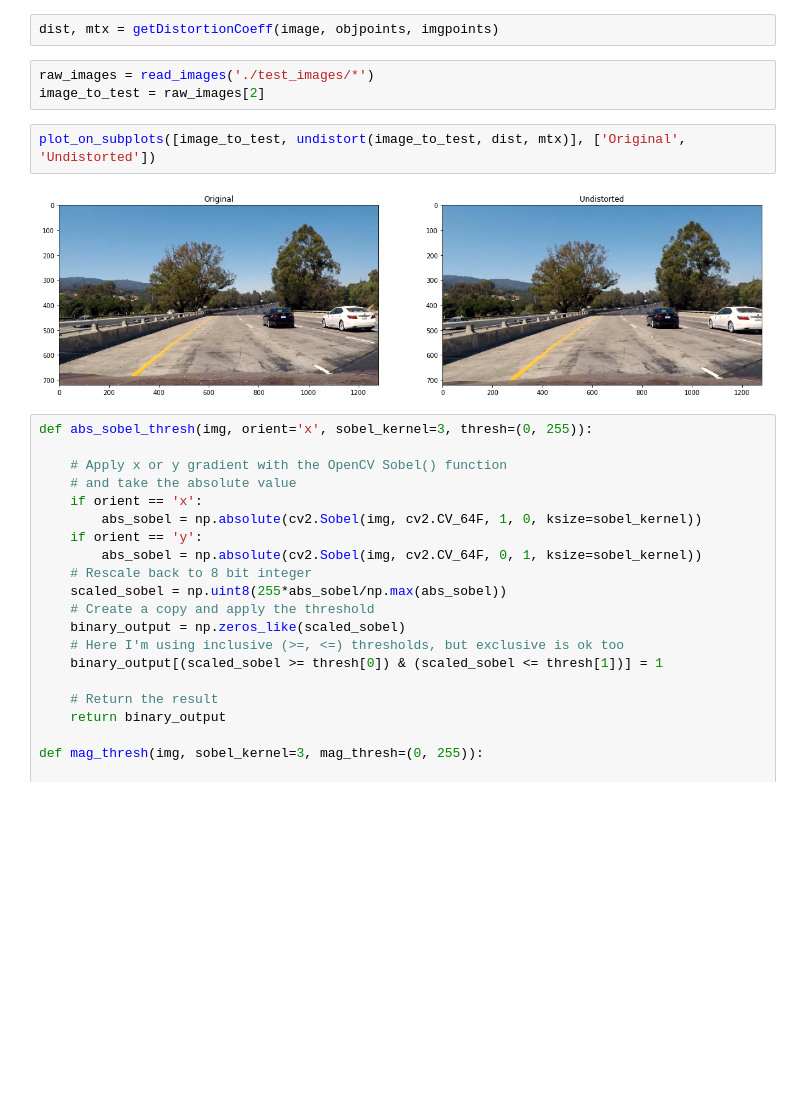
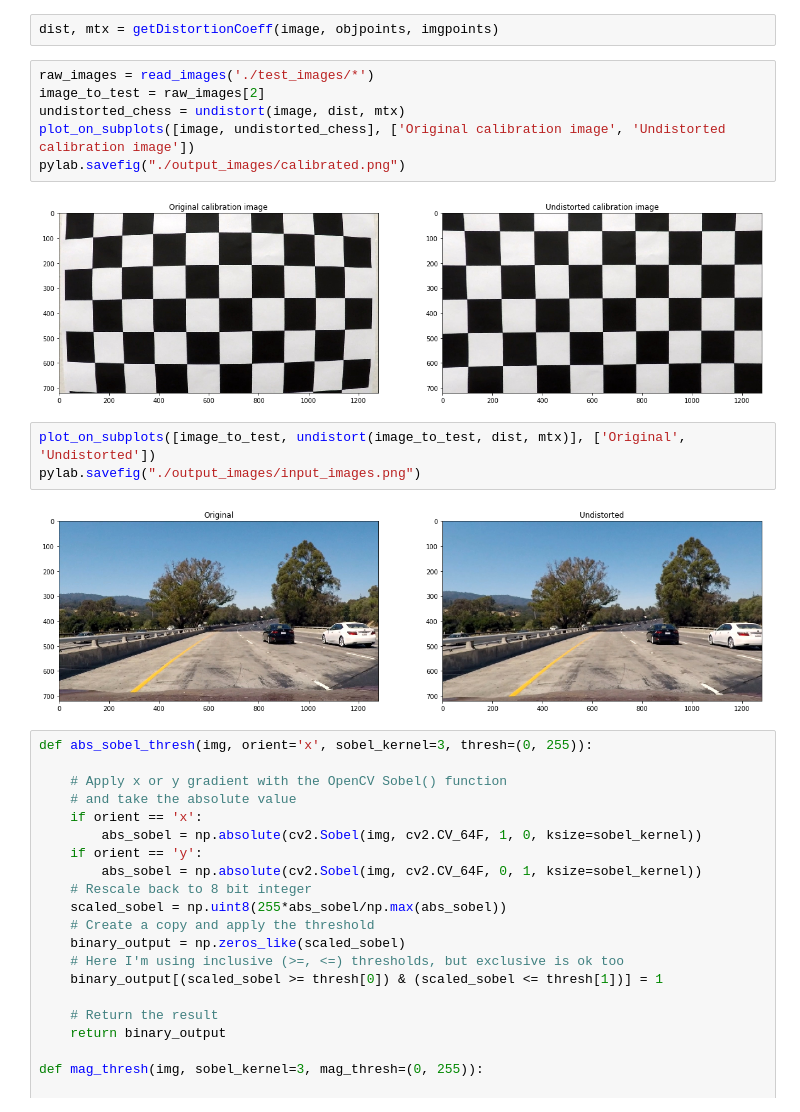
Before and after one commit to shrimalmadhur/SDC-udacity, a Jupyter notebook: CarND-Advanced-Lane-Lines/Advance_Lane_Finding.ipynb, the cells around one changed output. Drawn from its saved outputs; the diff is of its cells as text; blank space fills up the shorter version.

```diff
--- a/CarND-Advanced-Lane-Lines/Advance_Lane_Finding.ipynb
+++ b/CarND-Advanced-Lane-Lines/Advance_Lane_Finding.ipynb
@@ -100,11 +102,17 @@ def read_images(path):
 objpoints, imgpoints = getChessBoardPoints('./camera_cal/calibration*.jpg')
 # %%
 dist, mtx = getDistortionCoeff(image, objpoints, imgpoints)
-# %%
-raw_images = read_images('./test_images/*')
-image_to_test = raw_images[2]
+# %%
+raw_images = read_images('./test_images/*')
+image_to_test = raw_images[2]
+undistorted_chess = undistort(image, dist, mtx)
+plot_on_subplots([image, undistorted_chess], ['Original calibration image', 'Undistorted calibration image'])
+pylab.savefig("./output_images/calibrated.png")
+# %% [output]
+[figure, added]
 # %%
 plot_on_subplots([image_to_test, undistort(image_to_test, dist, mtx)], ['Original', 'Undistorted'])
+pylab.savefig("./output_images/input_images.png")
 # %% [output]
 [figure]
 # %%
```
Also changed, not shown: parts of 18 cells of this notebook, 19 other files.
